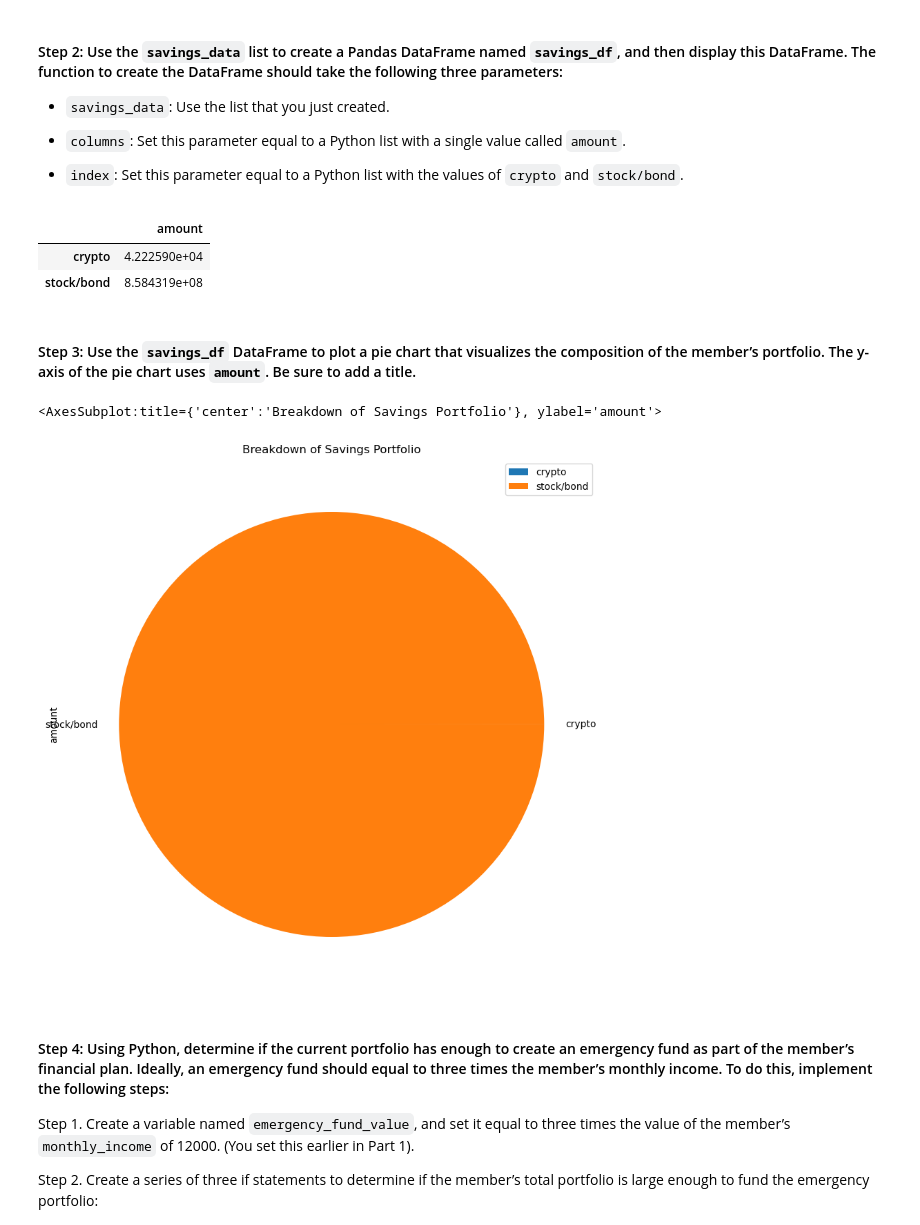
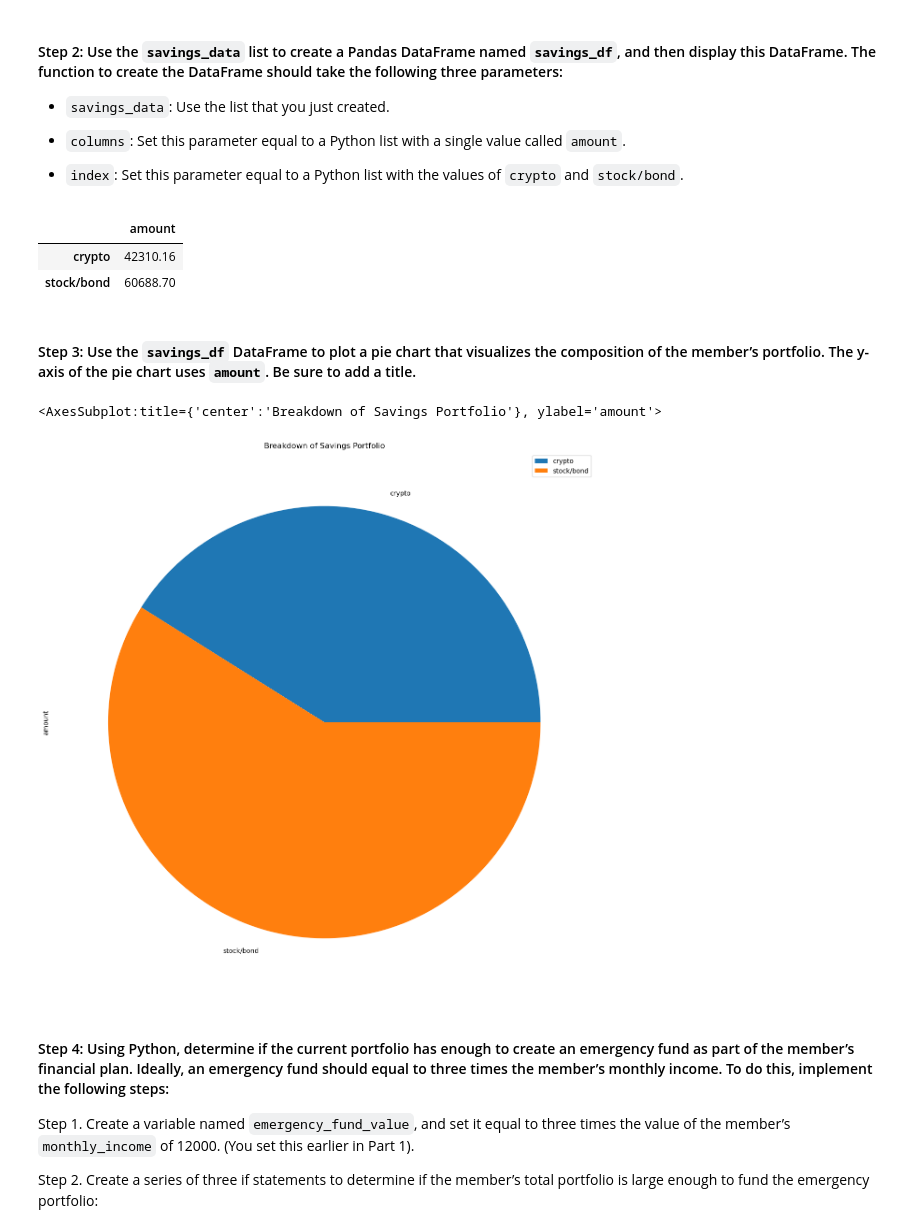
Before and after one commit to reiccv/Module_5_Challenge, a Jupyter notebook: financial_planning_tools.ipynb, the cells around one changed output. Drawn from its saved outputs; the diff is of its cells as text; code cells hidden in the pictures.

```diff
--- a/financial_planning_tools.ipynb
+++ b/financial_planning_tools.ipynb
@@ -213,9 +213,9 @@ time_frame = "1Day"
 # Set both the start and end date at the date of your prior weekday
 # This will give you the closing price of the previous trading day
 # Alternatively you can use a start and end date of 2020-08-07
-current_date = pd.Timestamp("2023-03-21", tz="America/New_York").isoformat()
-start_date = pd.Timestamp("2023-03-20", tz="America/New_York").isoformat()
-end_date = pd.Timestamp("2023-03-20", tz="America/New_york").isoformat()
+
+start_date = pd.Timestamp("2020-08-07", tz="America/New_York").isoformat()
+end_date = pd.Timestamp("2020-08-07", tz="America/New_york").isoformat()
 # %% [markdown]
 #### Step 4: Get the current closing prices for `SPY` and `AGG` by using the Alpaca `get_bars` function. Format the response as a Pandas DataFrame by including the `df` property at the end of the `get_bars` function.
 # %%
@@ -279,6 +279,6 @@ The current value of the stock portfolio is $43311.40
 # %%
 # Calculate the total value of the stock and bond portion of the portfolio
-total_stocks_bonds = spy_value * agg_value
+total_stocks_bonds = spy_value + agg_value
 
 # Print the current balance of the stock and bond portion of the portfolio
 print(f"The total balance of the stock and bond portfolio is ${total_stocks_bonds:.2f}")
@@ -347,16 +347,16 @@ savings_df = pd.DataFrame(savings_data, columns=["amount"], index=["crypto", "st
 savings_df
 # %% [output]
 |  | amount |
-| crypto | 4.222590e+04 |
-| stock/bond | 8.584319e+08 |
+| crypto | 42310.16 |
+| stock/bond | 60688.70 |
 # %% [markdown]
 #### Step 3: Use the `savings_df` DataFrame to plot a pie chart that visualizes the composition of the member’s portfolio. The y-axis of the pie chart uses `amount`. Be sure to add a title.
 # %%
 # Plot the total value of the member's portfolio (crypto and stock/bond) in a pie chart
-savings_df.plot.pie(title="Breakdown of Savings Portfolio", figsize=(15, 10), y="amount")
+savings_df.plot.pie(title="Breakdown of Savings Portfolio", figsize=(15, 15), y="amount")
 # %% [output]
 <AxesSubplot:title={'center':'Breakdown of Savings Portfolio'}, ylabel='amount'>
-[figure, old version]
+[figure, new version]
 # %% [markdown]
 #### Step 4: Using Python, determine if the current portfolio has enough to create an emergency fund as part of the member’s financial plan. Ideally, an emergency fund should equal to three times the member’s monthly income. To do this, implement the following steps:
 
```
Also changed, not shown: parts of 24 cells of this notebook.
